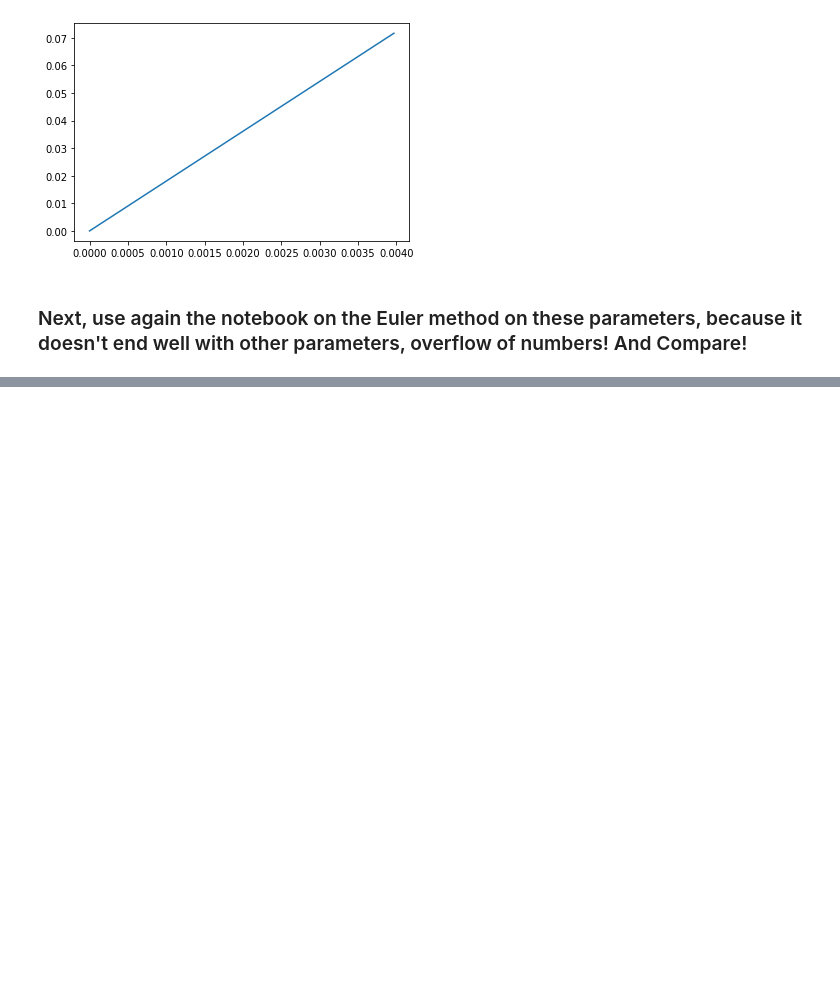
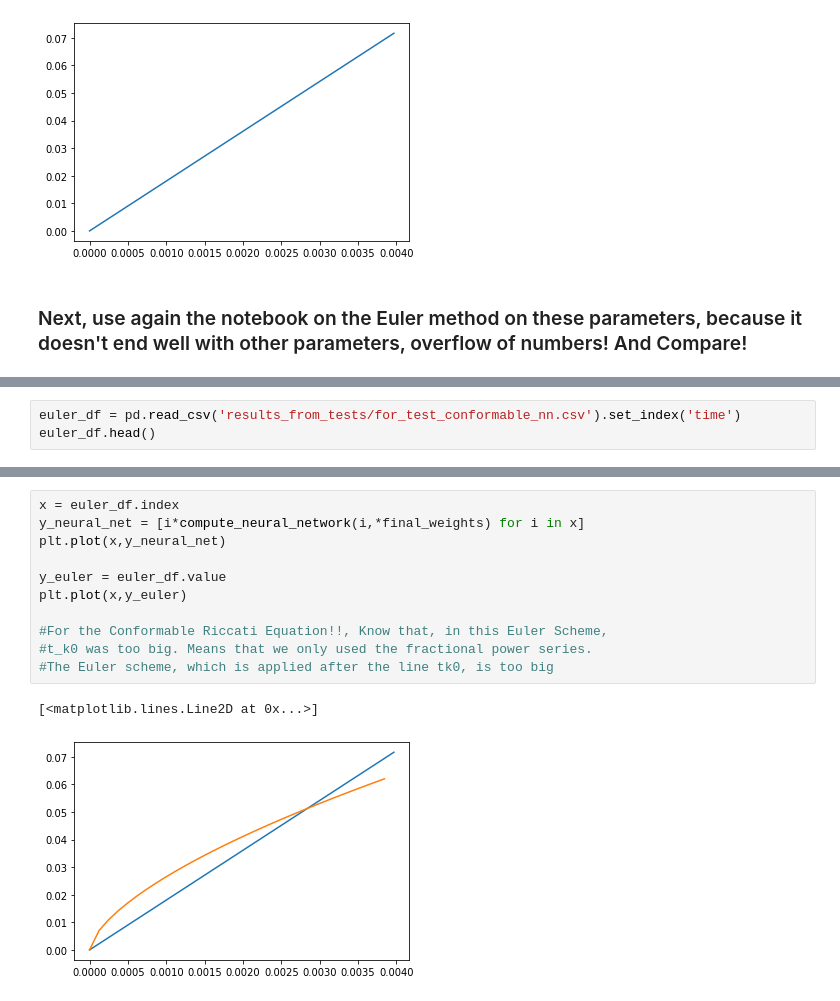
Before and after one commit to nicolahcm/code_thesis_fractional_diff_eq, a Jupyter notebook: Conf_Der_Riccati.ipynb, the cells around one changed output, grey strips where cells are left out. Cells and saved outputs as stored; diff of their text form; blank space fills up the shorter version.

Commit message:
comparison w Euler scheme done.

```diff
--- a/Conf_Der_Riccati.ipynb
+++ b/Conf_Der_Riccati.ipynb
@@ -532,0 +535,3 @@ plt.plot(x,y)
+# %%
+euler_df = pd.read_csv('results_from_tests/for_test_conformable_nn.csv').set_index('time')
+euler_df.head()
@@ -532,0 +546,14 @@ plt.plot(x,y)
+# %%
+x = euler_df.index
+y_neural_net = [i*compute_neural_network(i,*final_weights) for i in x]
+plt.plot(x,y_neural_net)
+
+y_euler = euler_df.value
+plt.plot(x,y_euler)
+
+#For the Conformable Riccati Equation!!, Know that, in this Euler Scheme,
+#t_k0 was too big. Means that we only used the fractional power series.
+#The Euler scheme, which is applied after the line tk0, is too big
+# %% [output]
+[<matplotlib.lines.Line2D at 0x...>]
+[figure, added]
```
Also changed, not shown: parts of 2 cells of this notebook, 1 other file.
